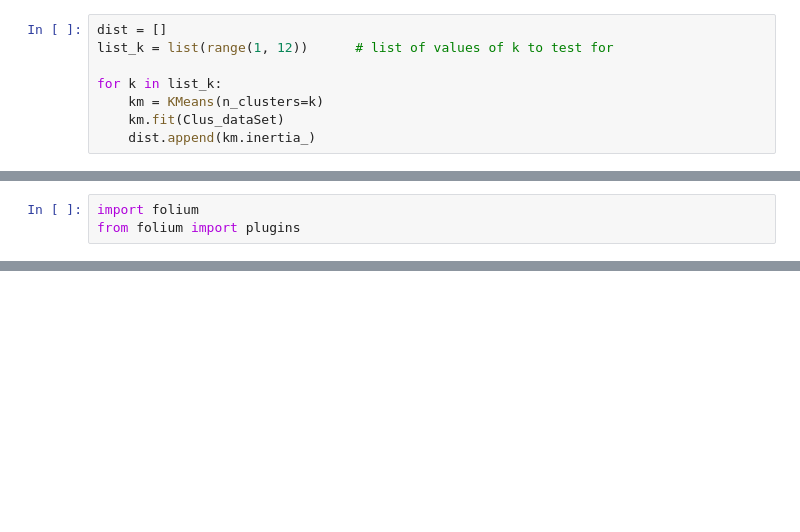
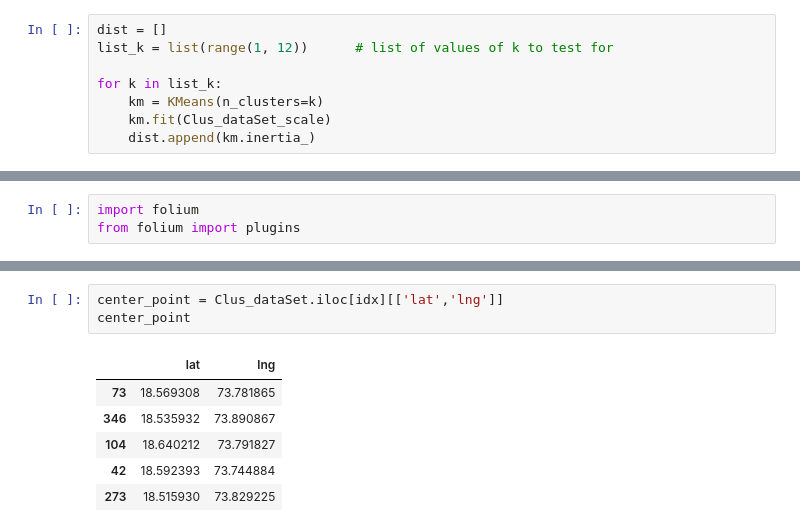
Before and after one commit to vishwain/Clustering-Pune, a Jupyter notebook: K-means test.ipynb, the cells around one changed output, grey strips where cells are left out. Saved outputs shown, nothing was run; the diff lists cells and outputs as text; blank space fills up the shorter version.

```diff
--- a/K-means test.ipynb
+++ b/K-means test.ipynb
@@ -45,7 +45,7 @@ list_k = list(range(1, 12))      # list of values of k to test for
 
 for k in list_k:
     km = KMeans(n_clusters=k)
-    km.fit(Clus_dataSet)
+    km.fit(Clus_dataSet_scale)
     dist.append(km.inertia_)
 # %%
 # Plot dist against k
@@ -116,0 +146,10 @@ map_
+# %%
+center_point = Clus_dataSet.iloc[idx][['lat','lng']]
+center_point
+# %% [output]
+|  | lat | lng |
+| 73 | 18.569308 | 73.781865 |
+| 346 | 18.535932 | 73.890867 |
+| 104 | 18.640212 | 73.791827 |
+| 42 | 18.592393 | 73.744884 |
+| 273 | 18.515930 | 73.829225 |
```
Also changed, not shown: parts of 17 cells of this notebook.
